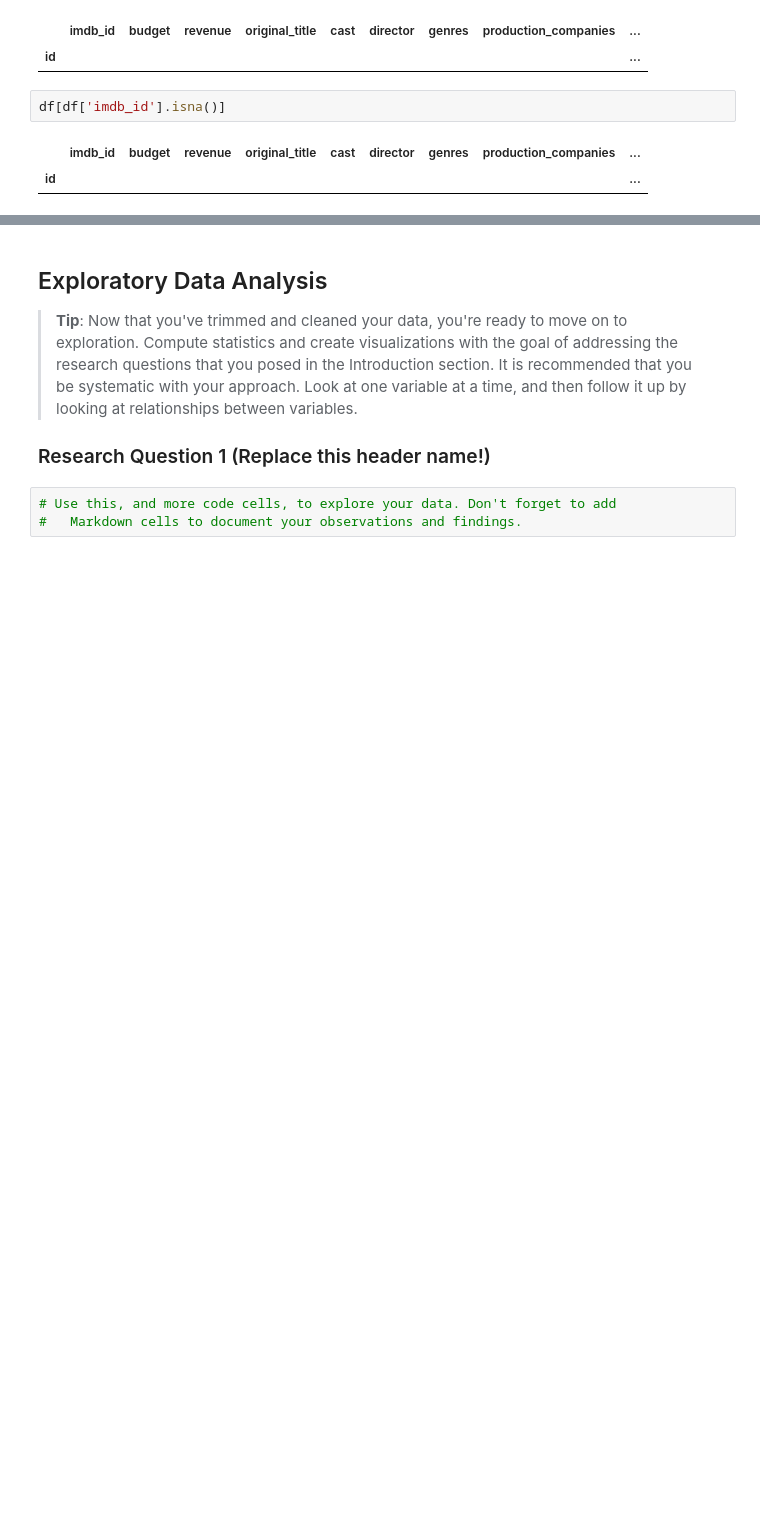
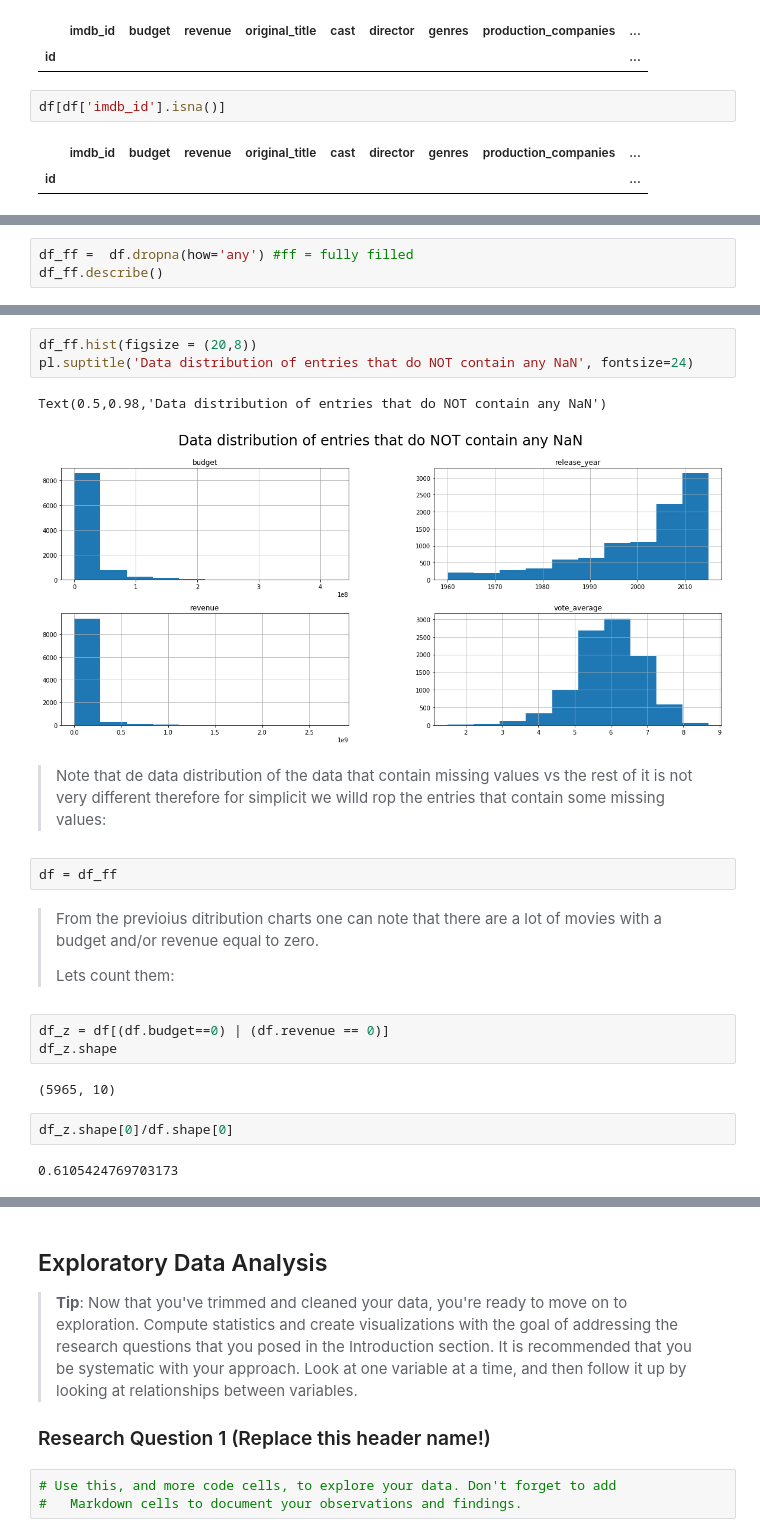
Before and after one commit to xavierlopeze/Investigate-a-Dataset-TMDb-movies-, a Jupyter notebook: report.ipynb, the cells around one changed output, grey strips where cells are left out. Saved outputs shown, nothing was run; the diff lists cells and outputs as text; blank space fills up the shorter version.

```diff
--- a/report.ipynb
+++ b/report.ipynb
@@ -185,0 +244,3 @@ df[df['imdb_id'].isna()]
+# %%
+df_ff =  df.dropna(how='any') #ff = fully filled
+df_ff.describe()
@@ -185,0 +257,23 @@ df[df['imdb_id'].isna()]
+# %%
+df_ff.hist(figsize = (20,8))
+pl.suptitle('Data distribution of entries that do NOT contain any NaN', fontsize=24)
+# %% [output]
+Text(0.5,0.98,'Data distribution of entries that do NOT contain any NaN')
+[figure, added]
+# %% [markdown]
+> Note that de data distribution of the data that contain missing values vs the rest of it is not very different therefore for simplicit we willd rop the entries that contain some missing values:
+# %%
+df = df_ff
+# %% [markdown]
+>From the previoius ditribution charts one can note that there are a lot of movies with a budget and/or revenue equal to zero.
+>
+>Lets count them:
+# %%
+df_z = df[(df.budget==0) | (df.revenue == 0)]
+df_z.shape
+# %% [output]
+(5965, 10)
+# %%
+df_z.shape[0]/df.shape[0]
+# %% [output]
+0.6105424769703173
```
Also changed, not shown: parts of 39 cells of this notebook.
